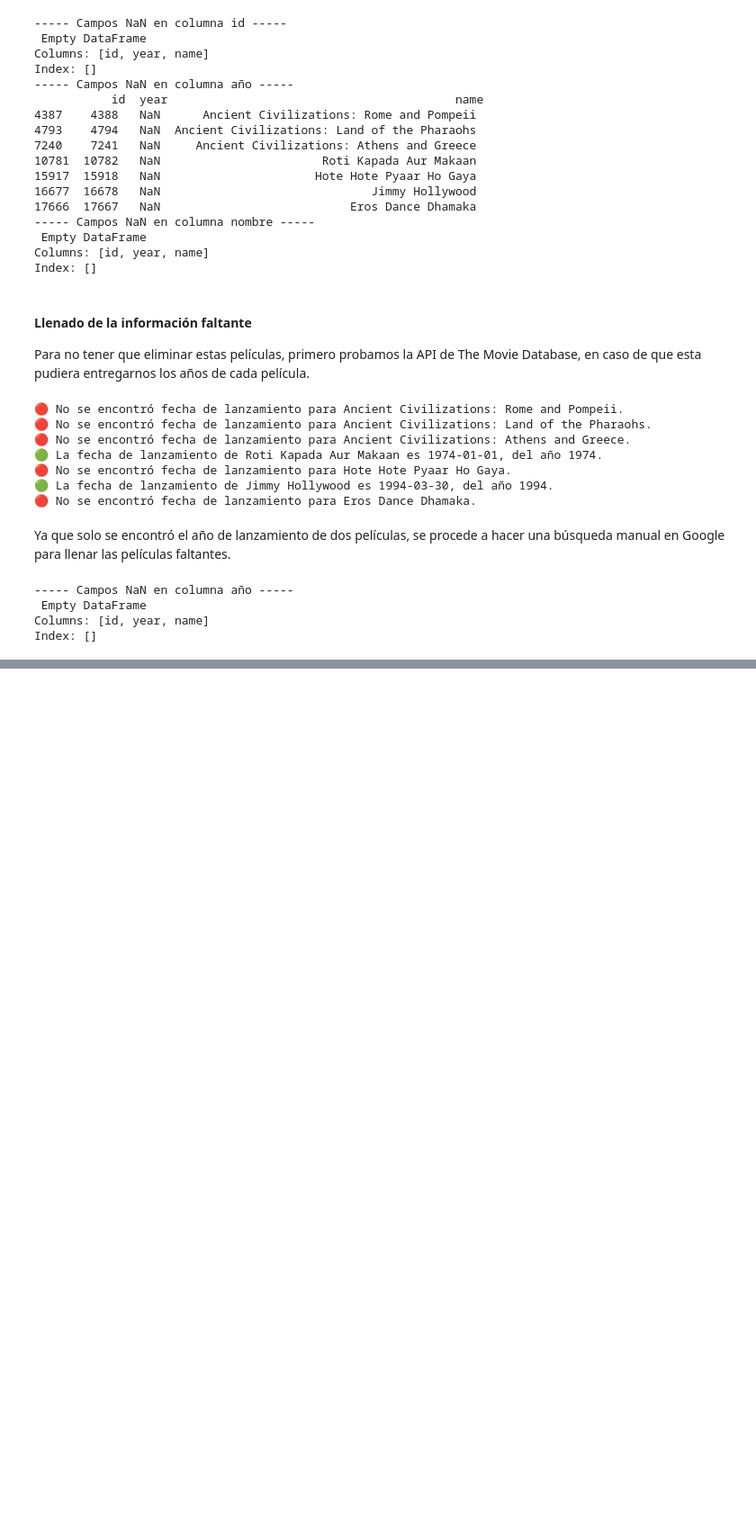
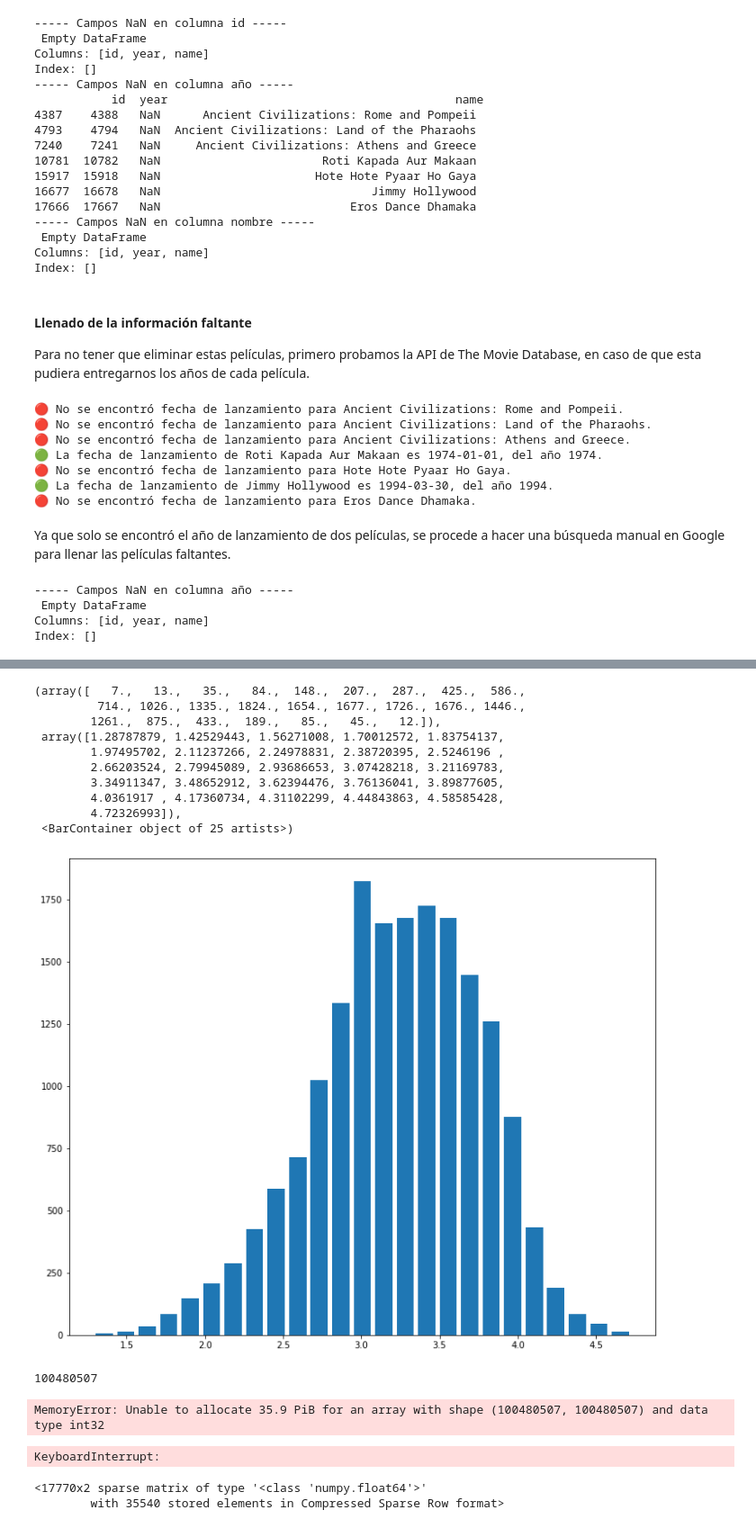
Before and after one commit to melipass/umayor-business-intelligence, a Jupyter notebook: tarea-2/1.ipynb, the cells around one changed output, grey strips where cells are left out. Shown at 90% size. Cells and saved outputs as stored; diff of their text form; code cells hidden in the pictures; blank space fills up the shorter version.

```diff
--- a/tarea-2/1.ipynb
+++ b/tarea-2/1.ipynb
@@ -146,0 +241,42 @@ movie_titles
+# %%
+plt.hist(mean_ratings.sort_values(by='mean', ascending=False)['mean'].values, bins=25, rwidth=0.8)
+# %% [output]
+(array([   7.,   13.,   35.,   84.,  148.,  207.,  287.,  425.,  586.,
+         714., 1026., 1335., 1824., 1654., 1677., 1726., 1676., 1446.,
+        1261.,  875.,  433.,  189.,   85.,   45.,   12.]),
+ array([1.28787879, 1.42529443, 1.56271008, 1.70012572, 1.83754137,
+        1.97495702, 2.11237266, 2.24978831, 2.38720395, 2.5246196 ,
+        2.66203524, 2.79945089, 2.93686653, 3.07428218, 3.21169783,
+        3.34911347, 3.48652912, 3.62394476, 3.76136041, 3.89877605,
+        4.0361917 , 4.17360734, 4.31102299, 4.44843863, 4.58585428,
+        4.72326993]),
+ <BarContainer object of 25 artists>)
+[figure, added]
+# %%
+data.size
+# %% [output]
+100480507
+# %%
+row = movie_ratings['user'].values
+col = movie_ratings['movie'].values
+data = movie_ratings['rating'].values
+from scipy.sparse import csr_matrix
+csr_matrix((data, (row, col)), shape=(100480507, 100480507)).toarray()
+# %% [output]
+MemoryError: Unable to allocate 35.9 PiB for an array with shape (100480507, 100480507) and data type int32
+# %%
+sorted_users = np.sort(movie_ratings['user'].unique())
+sorted_movies = np.sort(movie_ratings['movie'].unique())
+mean_normalization = []
+for i in (range(sorted_movies.size)):
+    for u in tqdm(range(sorted_users.size)):
+        mean_normalization.append(movie_ratings[(movie_ratings['user'] == sorted_users[u]) & (movie_ratings['movie'] == sorted_movies[i])]['rating'].mean())
+mean_normalization = np.array(mean_normalization)
+mean_normalization
+# %% [output]
+KeyboardInterrupt:
+# %%
+mean_normalization
+# %% [output]
+<17770x2 sparse matrix of type '<class 'numpy.float64'>'
+        with 35540 stored elements in Compressed Sparse Row format>
```
Also changed, not shown: parts of 15 cells of this notebook.
